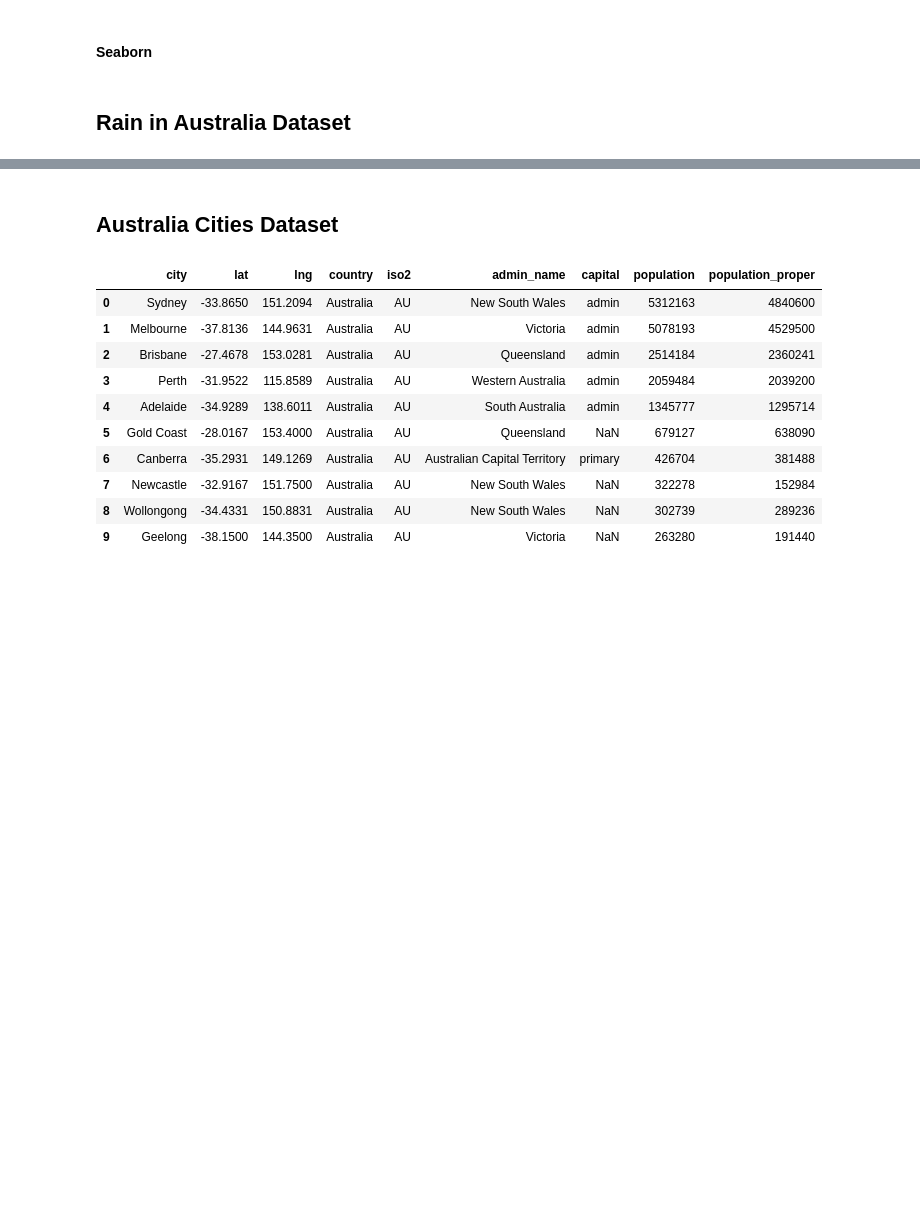
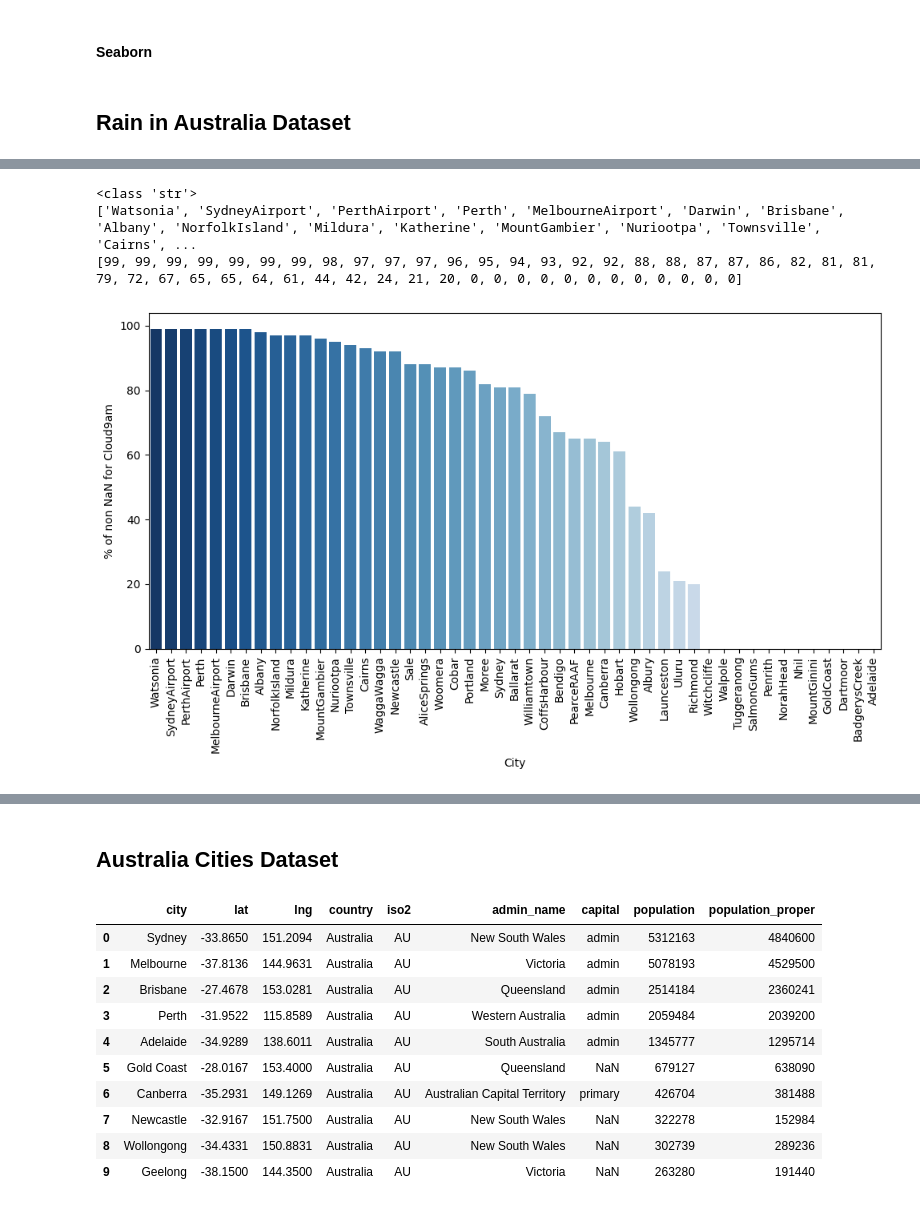
Before and after one commit to SnewZz/INFO-Y528-Info_vis_project, a Jupyter notebook: Preprocessing/project.ipynb, the cells around one changed output, grey strips where cells are left out. Cells and saved outputs as stored; diff of their text form; code cells hidden in the pictures; blank space fills up the shorter version.

```diff
--- a/Preprocessing/project.ipynb
+++ b/Preprocessing/project.ipynb
@@ -182,0 +257,30 @@ df4
+# %%
+cnt = []
+for city in city_lst:
+    cnt_tmp = []
+    for start,end in zip(start_date,end_date):
+        cnt_tmp.append(df1.loc[(df1['Location'] == city) & (df1['Date'] >= start) & (df1['Date'] <= end)]['Cloud9am'].count())
+    #print(df1.loc[(df1['Location'] == city) & (df1['Date'] >= "2009-01-01") & (df1['Date'] <= "2017-06-25")]['Date'].count())
+    cnt.append((np.sum(cnt_tmp)/df1.loc[(df1['Location'] == city) & (df1['Date'] >= "2009-01-01") & (df1['Date'] <= "2017-06-25")]['Date'].count())*100)
+
+dtype = [('city',type),('cnt',int)]
+val = list(zip(city_lst,cnt))
+
+lst_tmp = np.sort(np.array(val,dtype=dtype),order='cnt')[::-1]
+lst_final = list(zip(*lst_tmp))
+
+'''data = {'Location':city_lst, '% of non NaN value for the Cloud9am attribute': cnt}
+df8 = pd.DataFrame(data)
+df8'''
+
+plt.figure(figsize=(10,6))
+sns.barplot(x=list(lst_final[0]),y=list(lst_final[1]),palette="Blues_r")
+plt.xlabel("City")
+plt.ylabel("% of non NaN for Cloud9am")
+plt.xticks(rotation=90)
+plt.tight_layout()
+# %% [output]
+<class 'str'>
+['Watsonia', 'SydneyAirport', 'PerthAirport', 'Perth', 'MelbourneAirport', 'Darwin', 'Brisbane', 'Albany', 'NorfolkIsland', 'Mildura', 'Katherine', 'MountGambier', 'Nuriootpa', 'Townsville', 'Cairns', ...
+[99, 99, 99, 99, 99, 99, 99, 98, 97, 97, 97, 96, 95, 94, 93, 92, 92, 88, 88, 87, 87, 86, 82, 81, 81, 79, 72, 67, 65, 65, 64, 61, 44, 42, 24, 21, 20, 0, 0, 0, 0, 0, 0, 0, 0, 0, 0, 0, 0]
+[figure, added]
```
Also changed, not shown: parts of 6 cells of this notebook, 1 other file.
